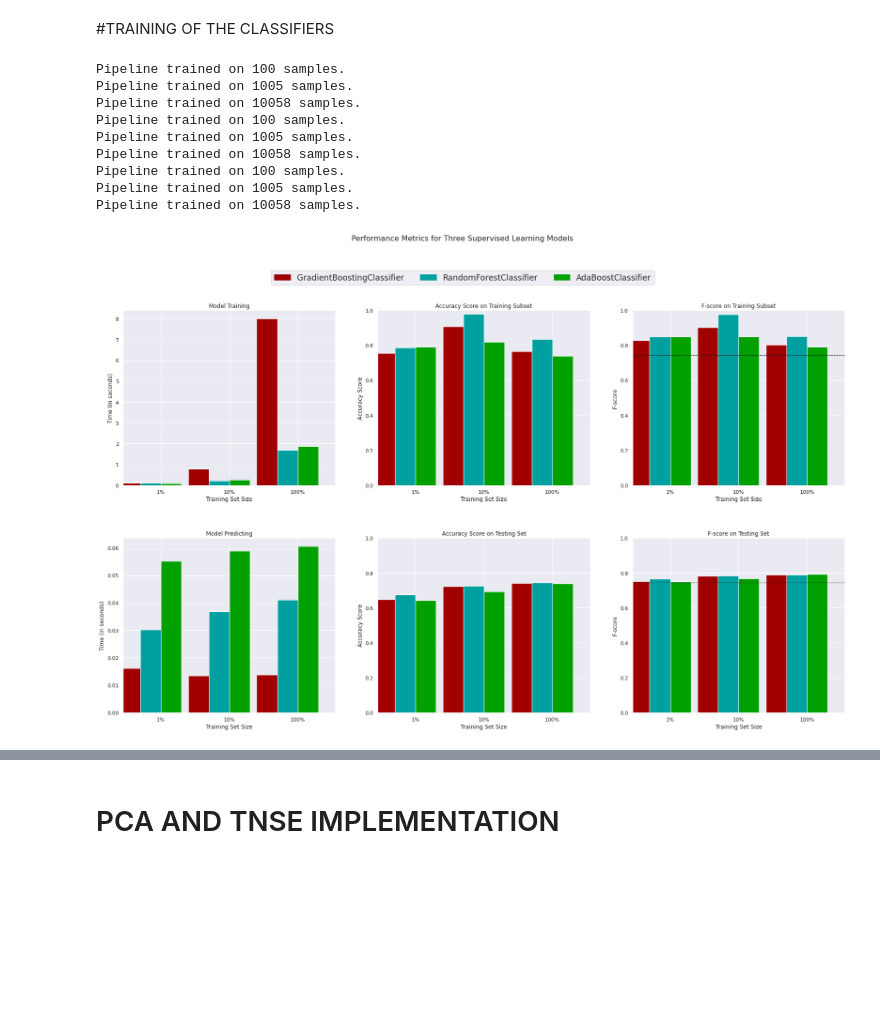
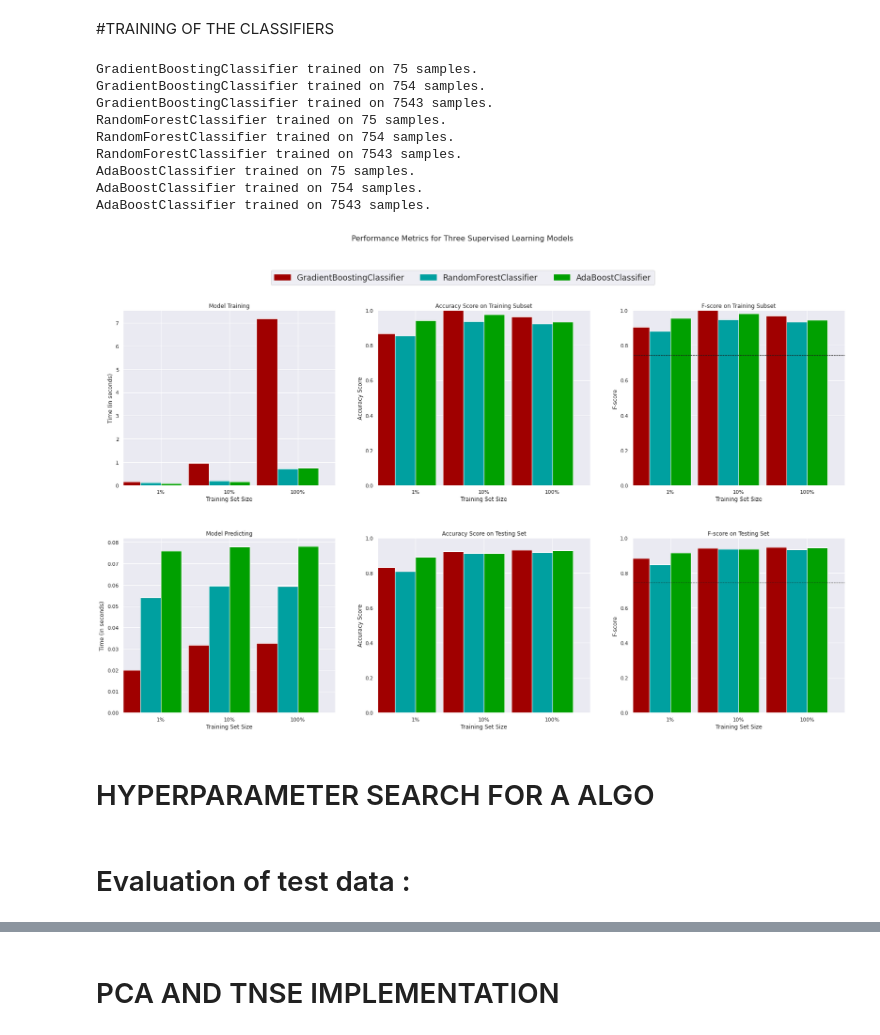
Before and after one commit to abhishekdiphu/Advance_Machine_Learning_Google_Cloud, a Jupyter notebook: radiation_US/4_radon_machine_learning_models_training.ipynb, the cells around one changed output, grey strips where cells are left out. Saved outputs shown, nothing was run; the diff lists cells and outputs as text; code cells hidden in the pictures; blank space fills up the shorter version.

Commit message:
radon new visualization

```diff
--- a/radiation_US/4_radon_machine_learning_models_training.ipynb
+++ b/radiation_US/4_radon_machine_learning_models_training.ipynb
@@ -304,7 +314,7 @@ from sklearn.model_selection import train_test_split
 # Split the 'features' and 'income' data into training and testing sets
 X_train, X_test, y_train, y_test = train_test_split(features_final,
                                                     income,
-                                                    test_size = 0.2,
+                                                    test_size = 0.4,
                                                     random_state = 0)
 
 # Show the results of the split
@@ -371,10 +384,10 @@ def train_predict(learner, sample_size, X_train, y_train, X_test, y_test):
 
     # TODO: Fit the learner to the training data using slicing with 'sample_size' using .fit(training_features[:], training_labels[:])
     start = time() # Get start time
-    pipe = Pipeline([('pca', PCA(n_components=20)),
-                     ('clf', learner)])
+    #pipe = Pipeline([('pca', PCA(n_components=20)),
+    #                ('clf', learner)])
 
-    learner = pipe.fit(X_train[:sample_size], y_train[:sample_size])
+    learner = learner.fit(X_train[:sample_size], y_train[:sample_size])
 
     end = time() # Get end time
 
@@ -399,10 +412,10 @@ def train_predict(learner, sample_size, X_train, y_train, X_test, y_test):
     results['acc_test'] =  accuracy_score(predictions_test, y_test)
 
     # TODO: Compute F-score on the the first 300 training samples using fbeta_score()
-    results['f_train'] = fbeta_score(y_train[:300], predictions_train,average='binary',beta=0.5)
+    results['f_train'] = fbeta_score(y_train[:300], predictions_train,pos_label=1,average='binary',beta=0.5)
 
     # TODO: Compute F-score on the test set which is y_test
-    results['f_test'] = fbeta_score(y_test,predictions_test,average='binary' ,beta=0.5)
+    results['f_test'] = fbeta_score(y_test,predictions_test,pos_label=1,average='binary' ,beta=0.5)
 
     # Success
     print("{} trained on {} samples.".format(learner.__class__.__name__, sample_size))
@@ -420,43 +433,48 @@ from sklearn.metrics import make_scorer
 from sklearn.metrics import fbeta_score
 from sklearn.ensemble import GradientBoostingClassifier
 from sklearn.ensemble import AdaBoostClassifier
 from sklearn.ensemble import RandomForestClassifier
 
 
 
 # TODO: Initialize the three models
-clf_A = GradientBoostingClassifier(random_state=42 , n_estimators=100,max_depth=3 , learning_rate=0.1)
-clf_B = RandomForestClassifier(n_estimators=50 , max_depth=10)
-clf_C = AdaBoostClassifier(n_estimators=50, learning_rate = 1.0)
+clf_A = GradientBoostingClassifier(random_state=42 , n_estimators=300,max_depth=3 , learning_rate=0.1)
+clf_B = RandomForestClassifier(n_estimators=100 , max_depth=5)
+clf_C = AdaBoostClassifier(n_estimators=60, learning_rate = 1.0)
 
 
 # TODO: Calculate the number of samples for 1%, 10%, and 100% of the training data
 # HINT: samples_100 is the entire training set i.e. len(y_train)
 # HINT: samples_10 is 10% of samples_100 (ensure to set the count of the values to be `int` and not `float`)
 # HINT: samples_1 is 1% of samples_100 (ensure to set the count of the values to be `int` and not `float`)
+
+
+
 samples_100 = len(y_train)
 samples_10 = int(0.1 * samples_100)
 samples_1 =  int(0.01 * samples_100)
 
 # Collect results on the learners
 results = {}
 for clf in [clf_A, clf_B, clf_C]:
     clf_name = clf.__class__.__name__
     results[clf_name] = {}
     for i, samples in enumerate([samples_1, samples_10, samples_100]):
         results[clf_name][i] = train_predict(clf, samples, X_train, y_train, X_test, y_test)
 
 # Run metrics visualization for the three supervised learning models chosen
 
 vs.evaluate(results, accuracy, fscore)
 # %% [output]
-Pipeline trained on 100 samples.
-Pipeline trained on 1005 samples.
-Pipeline trained on 10058 samples.
-Pipeline trained on 100 samples.
-Pipeline trained on 1005 samples.
-Pipeline trained on 10058 samples.
-Pipeline trained on 100 samples.
-Pipeline trained on 1005 samples.
-Pipeline trained on 10058 samples.
+GradientBoostingClassifier trained on 75 samples.
+GradientBoostingClassifier trained on 754 samples.
+GradientBoostingClassifier trained on 7543 samples.
+RandomForestClassifier trained on 75 samples.
+RandomForestClassifier trained on 754 samples.
+RandomForestClassifier trained on 7543 samples.
+AdaBoostClassifier trained on 75 samples.
+AdaBoostClassifier trained on 754 samples.
+AdaBoostClassifier trained on 7543 samples.
-[figure, old version]
+[figure, new version]
+# %% [markdown]
+# HYPERPARAMETER SEARCH FOR A ALGO
@@ -462,0 +510,2 @@ Pipeline trained on 10058 samples.
+# %% [markdown]
+#  Evaluation of test data :
```
Also changed, not shown: parts of 23 cells of this notebook, 1 other file.
